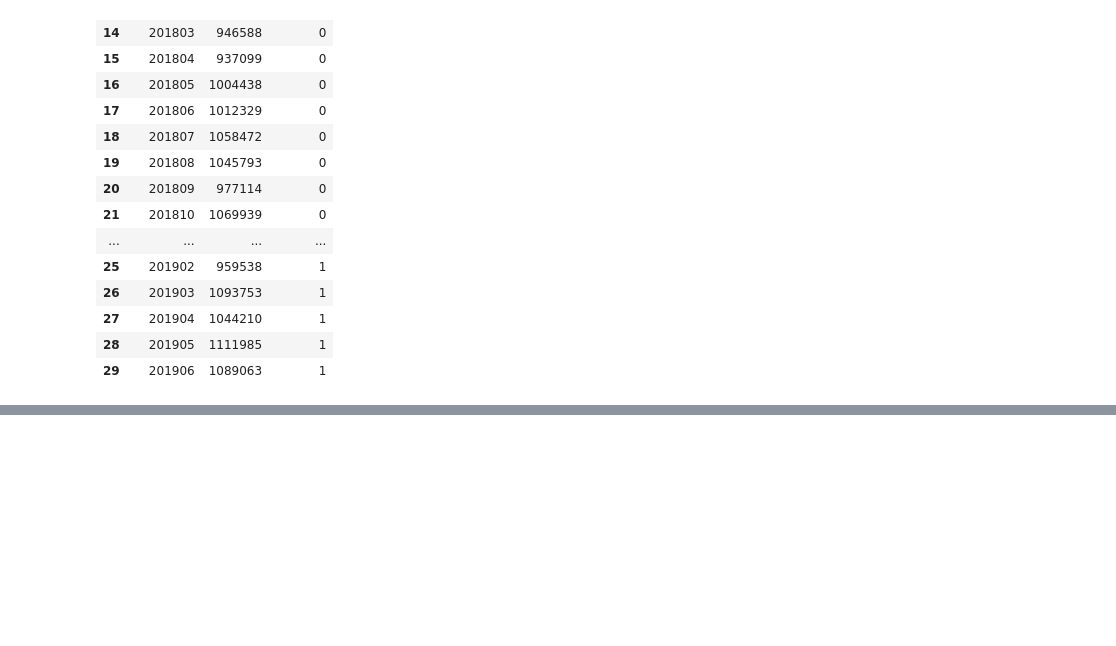
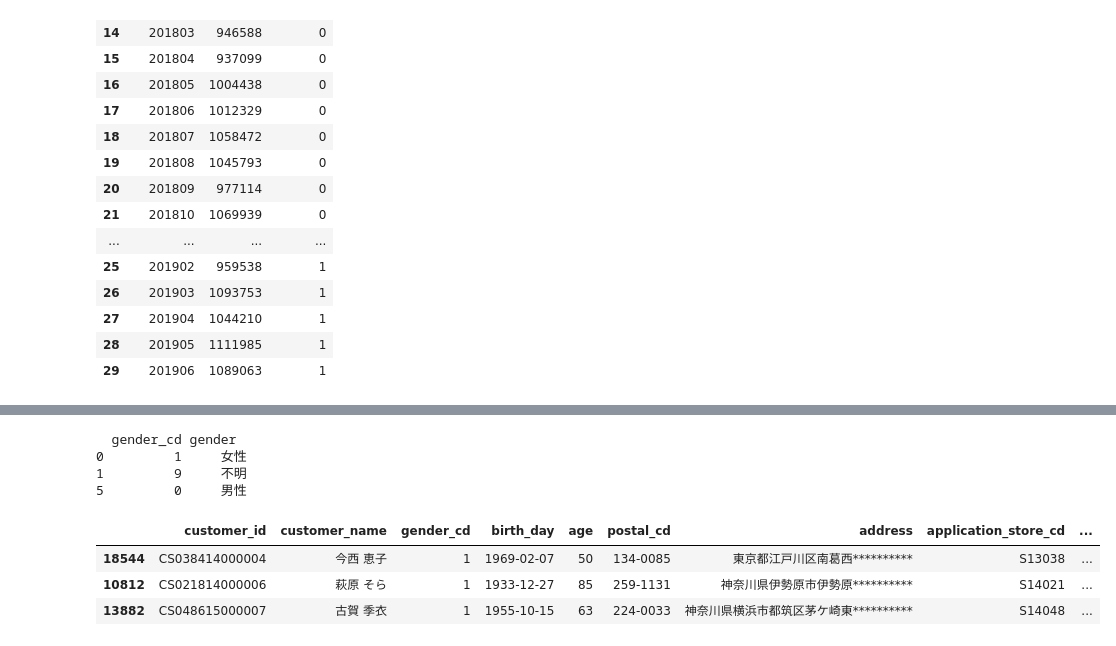
Before and after one commit to snaga/100knocks-preprocess, a Jupyter notebook: 100knocks-preprocess.ipynb, the cells around one changed output, grey strips where cells are left out. Cells and saved outputs as stored; diff of their text form; code cells hidden in the pictures; blank space fills up the shorter version.

```diff
--- a/100knocks-preprocess.ipynb
+++ b/100knocks-preprocess.ipynb
@@ -1625,0 +1651,16 @@ df_data_3
+# %%
+# 092
+df_gender = df_customer[['gender_cd', 'gender']].drop_duplicates().copy()
+print(df_gender)
+
+df_customer_1 = df_customer.drop('gender', axis=1).copy()
+df_customer_1.sample(3)
+# %% [output]
+  gender_cd gender
+0         1     女性
+1         9     不明
+5         0     男性
+|  | customer_id | customer_name | gender_cd | birth_day | age | postal_cd | address | application_store_cd | ... |
+| 18544 | CS038414000004 | 今西 恵子 | 1 | 1969-02-07 | 50 | 134-0085 | 東京都江戸川区南葛西********** | S13038 | ... |
+| 10812 | CS021814000006 | 萩原 そら | 1 | 1933-12-27 | 85 | 259-1131 | 神奈川県伊勢原市伊勢原********** | S14021 | ... |
+| 13882 | CS048615000007 | 古賀 季衣 | 1 | 1955-10-15 | 63 | 224-0033 | 神奈川県横浜市都筑区茅ケ崎東********** | S14048 | ... |
```
Also changed, not shown: parts of 11 cells of this notebook.
